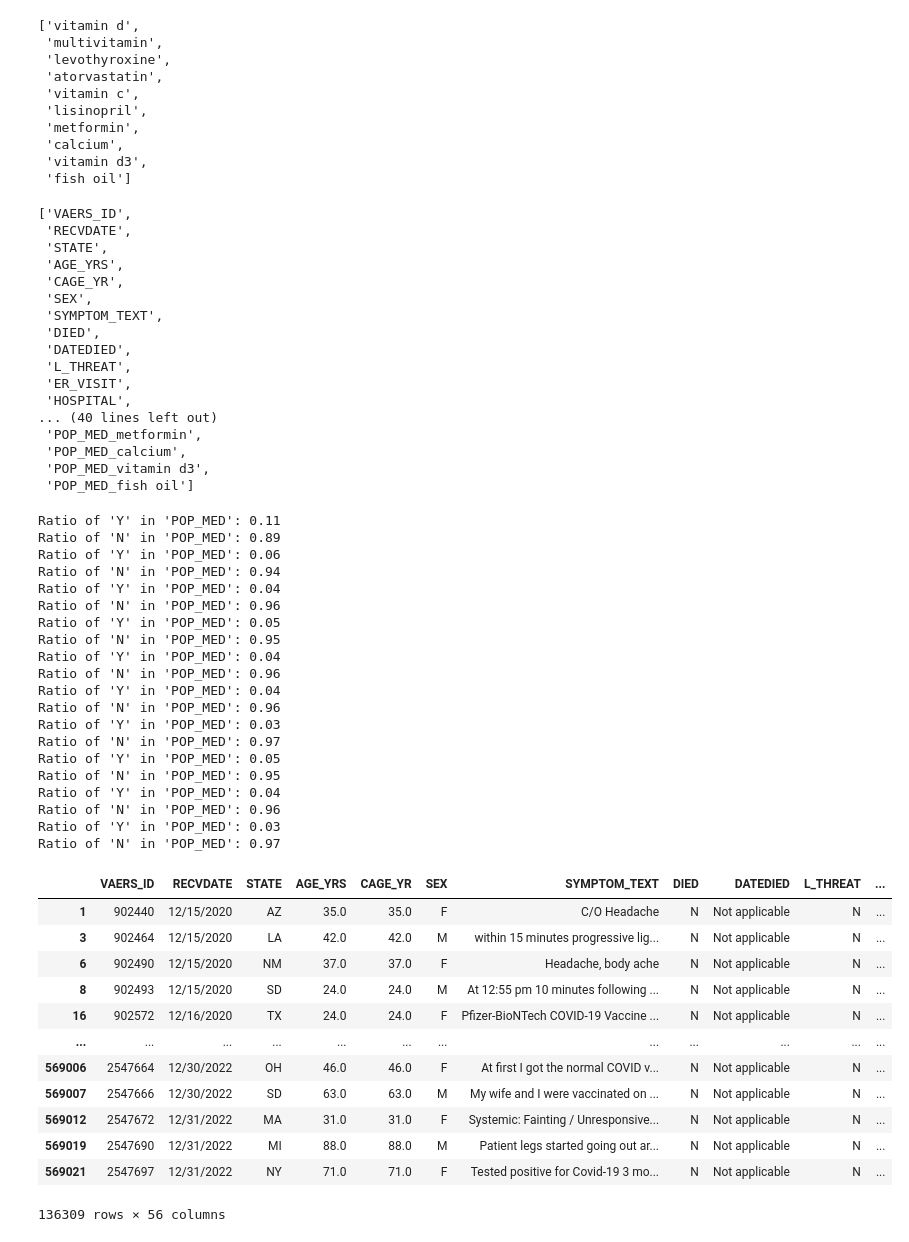
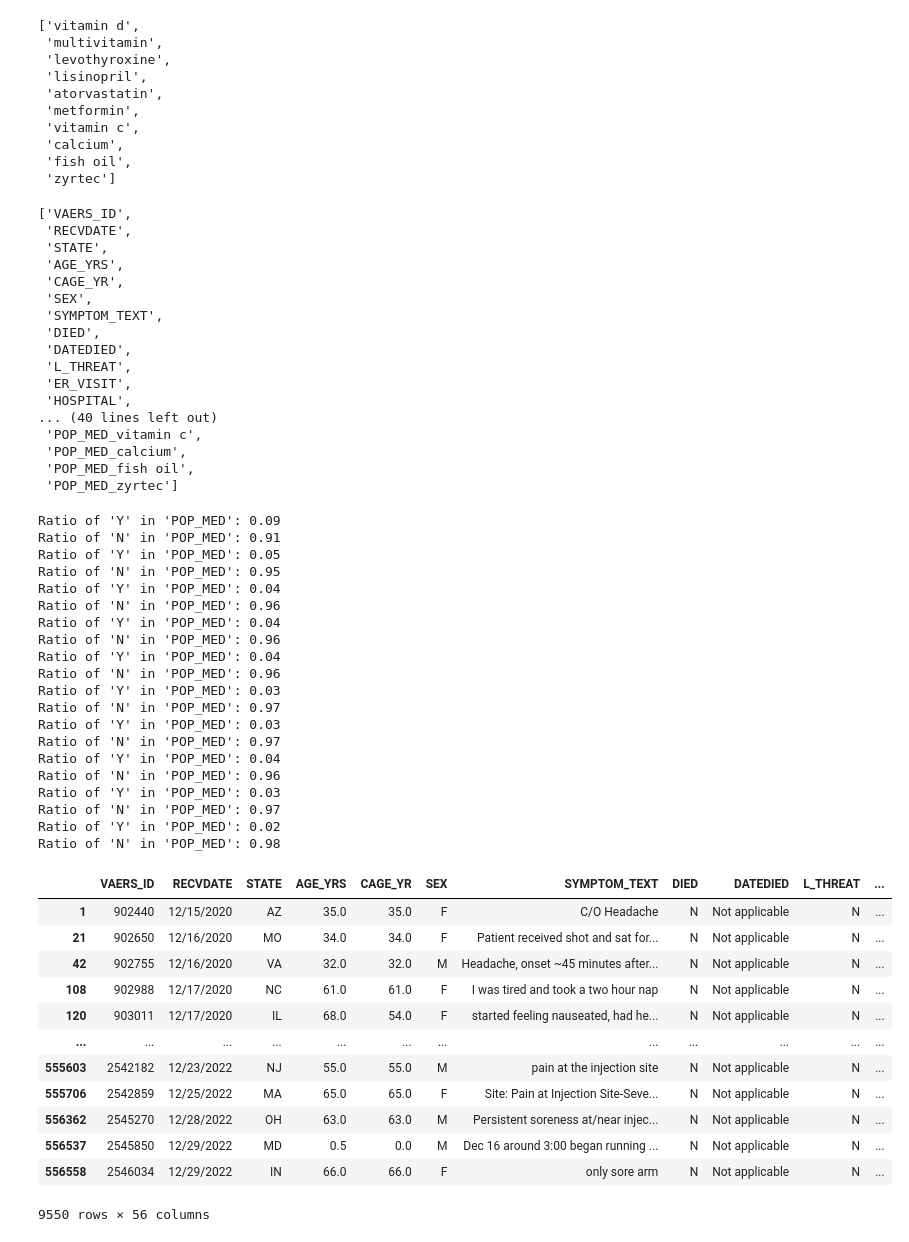
Before and after one commit to Rutu136/COMP4710-World-Vaccine-Adverse-Reactions, a Jupyter notebook: Group8_medication_visualization.ipynb, the cells around one changed output. Cells and saved outputs as stored; diff of their text form; code cells hidden in the pictures.

Commit message:
updated to use new clean file

```diff
--- a/Group8_medication_visualization.ipynb
+++ b/Group8_medication_visualization.ipynb
@@ -1,3 +1,4 @@
 # %%
 import pandas as pd
 from collections import Counter
+df = pd.read_csv("cleaned_vers_data_covid19_vaccine_2020-2022_duplicate_removed.csv")
@@ -15,0 +5,9 @@ print(data.columns.tolist())
+# %%
+
+all_symptoms = df['Symptoms'].str.split(',').explode().str.strip()
+
+symptom_counts = all_symptoms.value_counts()
+# Get the top 15 most common symptoms
+top_10_symptoms = symptom_counts.head(10)
+print(top_10_symptoms)
+df['OTHER_MEDS'] = df['OTHER_MEDS'].str.lower()
@@ -16,12 +27,12 @@ print(data.columns.tolist())
 # %%
 # Extract the 'OTHER_MED' column and split the values by comma
-other_med_values = data['OTHER_MEDS'].dropna().str.split(',')
+other_med_values = df['OTHER_MEDS'].dropna().str.split(',')
 
 # Flatten the list of lists and convert it into a single list of all values
 all_other_med_values = [val.strip().lower() for sublist in other_med_values for val in sublist]
 
 # Exclude 'No medication' from the list
-filtered_values = [val for val in all_other_med_values if val != 'no medication' and val != 'none' and val != '' and val != 'unknown' and val != 'no']
+filtered_values = [val for val in all_other_med_values if val != 'no medication' and val != 'none' and val != '' and val != 'unknown' and val != 'no' and val != 'no.' and val != 'none.']
 
 unique_values = set(filtered_values)
 
@@ -57,13 +68,13 @@ top_10_medications
 ['vitamin d',
  'multivitamin',
  'levothyroxine',
+ 'lisinopril',
  'atorvastatin',
+ 'metformin',
  'vitamin c',
- 'lisinopril',
- 'metformin',
  'calcium',
- 'vitamin d3',
- 'fish oil']
+ 'fish oil',
+ 'zyrtec']
 # %%
 # print(data['OTHER_MEDS'].head())
 
@@ -78,9 +89,9 @@ def check_top_10_presence(cell,med_name):
     return 'N'
 
 for med in top_10_medications:
-    data[f'POP_MED_{med}'] = data['OTHER_MEDS'].fillna('').apply(lambda x: check_top_10_presence(x, [med]))
+    df[f'POP_MED_{med}'] = df['OTHER_MEDS'].fillna('').apply(lambda x: check_top_10_presence(x, [med]))
 
-data.columns.tolist()
+df.columns.tolist()
 # %% [output]
 ['VAERS_ID',
  'RECVDATE',
@@ -95,13 +106,13 @@ data.columns.tolist()
  'ER_VISIT',
  'HOSPITAL',
 ... (40 lines left out)
- 'POP_MED_metformin',
+ 'POP_MED_vitamin c',
  'POP_MED_calcium',
- 'POP_MED_vitamin d3',
- 'POP_MED_fish oil']
+ 'POP_MED_fish oil',
+ 'POP_MED_zyrtec']
 # %%
 for med in top_10_medications:
-    pop_med_counts = data[f'POP_MED_{med}'].value_counts()
+    pop_med_counts = df[f'POP_MED_{med}'].value_counts()
 
     # Get the count of 'Y' and 'N'
     count_y = pop_med_counts.get('Y', 0)
@@ -118,42 +129,42 @@ for med in top_10_medications:
     print(f"Ratio of 'Y' in 'POP_MED': {ratio_y:.2f}")
     print(f"Ratio of 'N' in 'POP_MED': {ratio_n:.2f}")
 # %% [output]
-Ratio of 'Y' in 'POP_MED': 0.11
-Ratio of 'N' in 'POP_MED': 0.89
-Ratio of 'Y' in 'POP_MED': 0.06
-Ratio of 'N' in 'POP_MED': 0.94
-Ratio of 'Y' in 'POP_MED': 0.04
-Ratio of 'N' in 'POP_MED': 0.96
+Ratio of 'Y' in 'POP_MED': 0.09
+Ratio of 'N' in 'POP_MED': 0.91
 Ratio of 'Y' in 'POP_MED': 0.05
 Ratio of 'N' in 'POP_MED': 0.95
 Ratio of 'Y' in 'POP_MED': 0.04
 Ratio of 'N' in 'POP_MED': 0.96
 Ratio of 'Y' in 'POP_MED': 0.04
 Ratio of 'N' in 'POP_MED': 0.96
-Ratio of 'Y' in 'POP_MED': 0.03
-Ratio of 'N' in 'POP_MED': 0.97
-Ratio of 'Y' in 'POP_MED': 0.05
-Ratio of 'N' in 'POP_MED': 0.95
 Ratio of 'Y' in 'POP_MED': 0.04
 Ratio of 'N' in 'POP_MED': 0.96
 Ratio of 'Y' in 'POP_MED': 0.03
 Ratio of 'N' in 'POP_MED': 0.97
+Ratio of 'Y' in 'POP_MED': 0.03
+Ratio of 'N' in 'POP_MED': 0.97
+Ratio of 'Y' in 'POP_MED': 0.04
+Ratio of 'N' in 'POP_MED': 0.96
+Ratio of 'Y' in 'POP_MED': 0.03
+Ratio of 'N' in 'POP_MED': 0.97
+Ratio of 'Y' in 'POP_MED': 0.02
+Ratio of 'N' in 'POP_MED': 0.98
 # %%
 # convert top_10_symptoms to a list
 top_10_symptoms_list = top_10_symptoms.index.to_list()
-filtered_df = data[data['symp'].isin(top_10_symptoms_list)]
+filtered_df = df[df['Symptoms'].isin(top_10_symptoms_list)]
 filtered_df
 # %% [output]
 |  | VAERS_ID | RECVDATE | STATE | AGE_YRS | CAGE_YR | SEX | SYMPTOM_TEXT | DIED | DATEDIED | L_THREAT | ... |
 | 1 | 902440 | 12/15/2020 | AZ | 35.0 | 35.0 | F | C/O Headache | N | Not applicable | N | ... |
-| 3 | 902464 | 12/15/2020 | LA | 42.0 | 42.0 | M | within 15 minutes progressive lig... | N | Not applicable | N | ... |
-| 6 | 902490 | 12/15/2020 | NM | 37.0 | 37.0 | F | Headache, body ache | N | Not applicable | N | ... |
-| 8 | 902493 | 12/15/2020 | SD | 24.0 | 24.0 | M | At 12:55 pm 10 minutes following ... | N | Not applicable | N | ... |
-| 16 | 902572 | 12/16/2020 | TX | 24.0 | 24.0 | F | Pfizer-BioNTech COVID-19 Vaccine ... | N | Not applicable | N | ... |
+| 21 | 902650 | 12/16/2020 | MO | 34.0 | 34.0 | F | Patient received shot and sat for... | N | Not applicable | N | ... |
+| 42 | 902755 | 12/16/2020 | VA | 32.0 | 32.0 | M | Headache, onset ~45 minutes after... | N | Not applicable | N | ... |
+| 108 | 902988 | 12/17/2020 | NC | 61.0 | 61.0 | F | I was tired and took a two hour nap | N | Not applicable | N | ... |
+| 120 | 903011 | 12/17/2020 | IL | 68.0 | 54.0 | F | started feeling nauseated, had he... | N | Not applicable | N | ... |
 | ... | ... | ... | ... | ... | ... | ... | ... | ... | ... | ... | ... |
-| 569006 | 2547664 | 12/30/2022 | OH | 46.0 | 46.0 | F | At first I got the normal COVID v... | N | Not applicable | N | ... |
-| 569007 | 2547666 | 12/30/2022 | SD | 63.0 | 63.0 | M | My wife and I were vaccinated on ... | N | Not applicable | N | ... |
-| 569012 | 2547672 | 12/31/2022 | MA | 31.0 | 31.0 | F | Systemic: Fainting / Unresponsive... | N | Not applicable | N | ... |
-| 569019 | 2547690 | 12/31/2022 | MI | 88.0 | 88.0 | M | Patient legs started going out ar... | N | Not applicable | N | ... |
-| 569021 | 2547697 | 12/31/2022 | NY | 71.0 | 71.0 | F | Tested positive for Covid-19 3 mo... | N | Not applicable | N | ... |
+| 555603 | 2542182 | 12/23/2022 | NJ | 55.0 | 55.0 | M | pain at the injection site | N | Not applicable | N | ... |
+| 555706 | 2542859 | 12/25/2022 | MA | 65.0 | 65.0 | F | Site: Pain at Injection Site-Seve... | N | Not applicable | N | ... |
+| 556362 | 2545270 | 12/28/2022 | OH | 63.0 | 63.0 | M | Persistent soreness at/near injec... | N | Not applicable | N | ... |
+| 556537 | 2545850 | 12/29/2022 | MD | 0.5 | 0.0 | M | Dec 16 around 3:00 began running ... | N | Not applicable | N | ... |
+| 556558 | 2546034 | 12/29/2022 | IN | 66.0 | 66.0 | F | only sore arm | N | Not applicable | N | ... |
-136309 rows × 56 columns
+9550 rows × 56 columns
```
Also changed, not shown: parts of 5 cells of this notebook.
